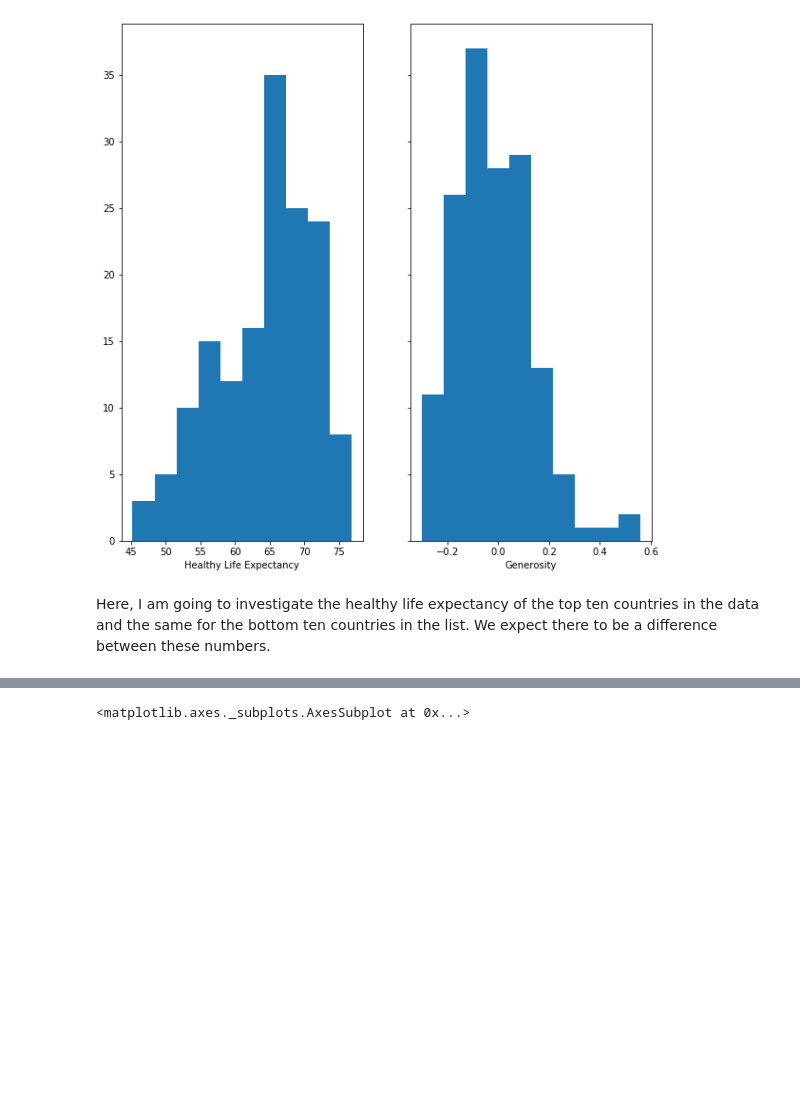
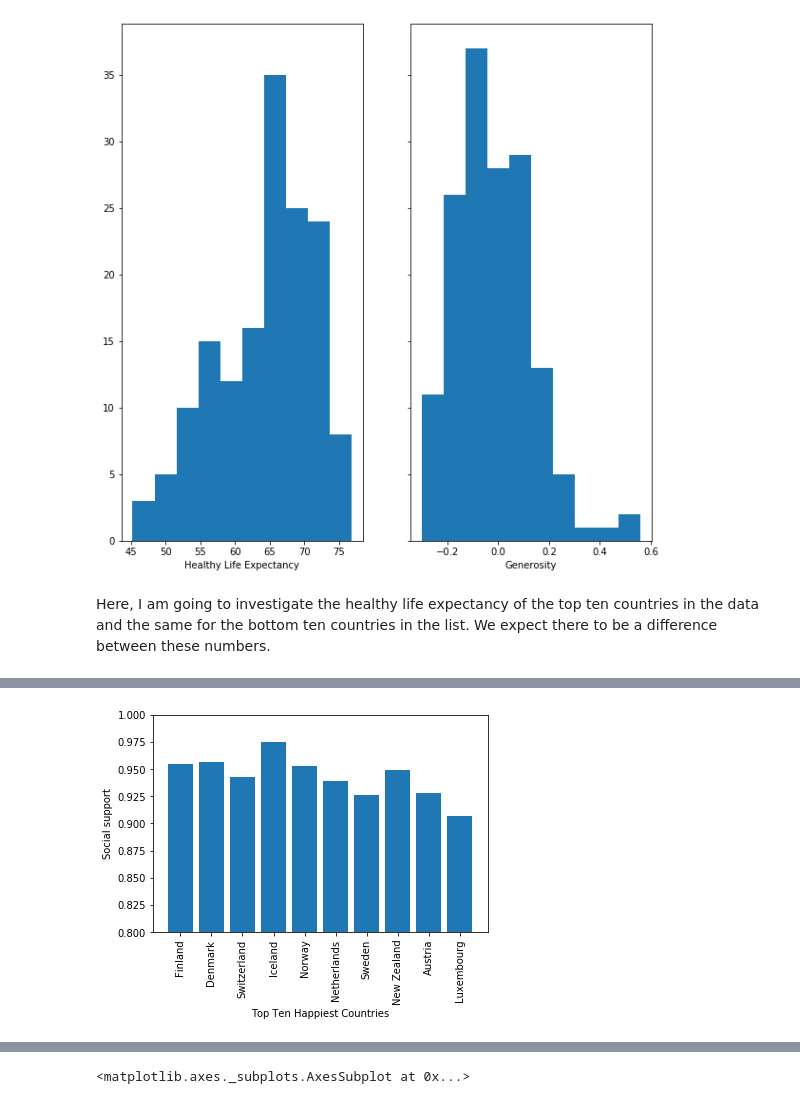
Before and after one commit to ax18031/ax18031_EMATM0048, a Jupyter notebook: Part3_folder/PART3.ipynb, the cells around one changed output, grey strips where cells are left out. Drawn from its saved outputs; the diff is of its cells as text; code cells hidden in the pictures; blank space fills up the shorter version.

```diff
--- a/Part3_folder/PART3.ipynb
+++ b/Part3_folder/PART3.ipynb
@@ -158,0 +183,12 @@ df2
+# %%
+df2 = df.head(10) #bottom ten countries
+countries = df2['Country name']
+xs = range(len(countries))
+plt.bar(xs,df2['Social support'])
+plt.xticks(np.arange(0,10,step=0.1))
+plt.xticks(xs,countries,rotation='vertical')
+plt.ylabel('Social support')
+plt.xlabel('Top Ten Happiest Countries')
+plt.ylim(0.8,1)
+df2
+# %% [output]
@@ -158,0 +206 @@ df2
+[figure, added]
```
Also changed, not shown: parts of 4 cells of this notebook.
